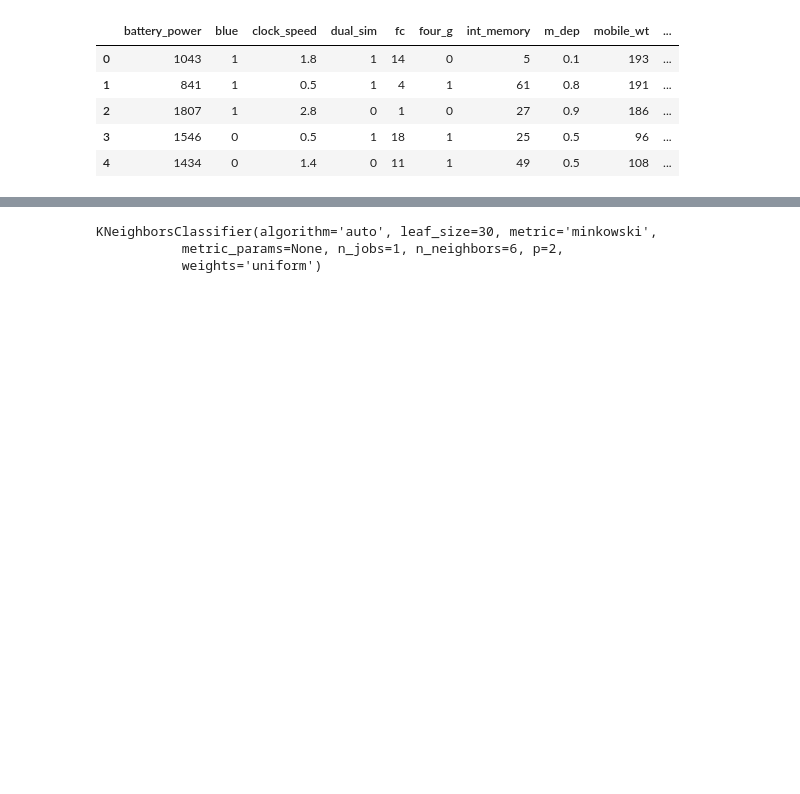
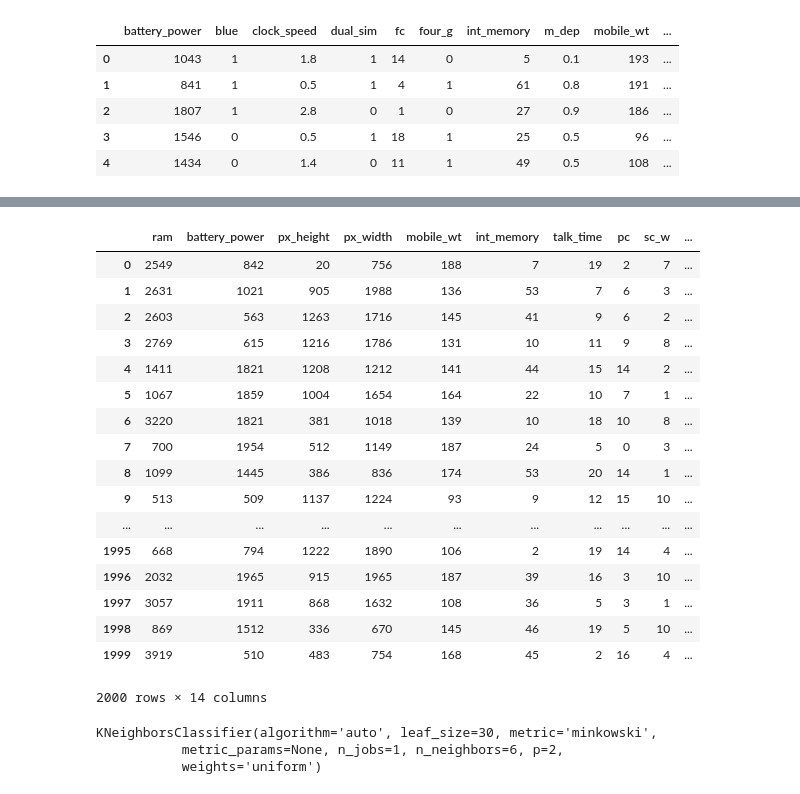
Before and after one commit to ianyulistios/ipyp-ML, a Jupyter notebook: Mobile Price Classification/Mobile+Price+Classification.ipynb, the cells around one changed output, grey strips where cells are left out. Drawn from its saved outputs; the diff is of its cells as text; code cells hidden in the pictures; blank space fills up the shorter version.

```diff
--- a/Mobile Price Classification/Mobile+Price+Classification.ipynb
+++ b/Mobile Price Classification/Mobile+Price+Classification.ipynb
@@ -83,11 +83,32 @@ top14
  'm_dep',
  'n_cores']
 # %%
-#take 14 best faetures
+# take 14 best faetures
 y_train=datatrain['price_range'].values
 X_train=datatrain[top14].values
 
 X_test=datatest[top14].values
+
+datatrain[top14]
+# %% [output]
+|  | ram | battery_power | px_height | px_width | mobile_wt | int_memory | talk_time | pc | sc_w | ... |
+| 0 | 2549 | 842 | 20 | 756 | 188 | 7 | 19 | 2 | 7 | ... |
+| 1 | 2631 | 1021 | 905 | 1988 | 136 | 53 | 7 | 6 | 3 | ... |
+| 2 | 2603 | 563 | 1263 | 1716 | 145 | 41 | 9 | 6 | 2 | ... |
+| 3 | 2769 | 615 | 1216 | 1786 | 131 | 10 | 11 | 9 | 8 | ... |
+| 4 | 1411 | 1821 | 1208 | 1212 | 141 | 44 | 15 | 14 | 2 | ... |
+| 5 | 1067 | 1859 | 1004 | 1654 | 164 | 22 | 10 | 7 | 1 | ... |
+| 6 | 3220 | 1821 | 381 | 1018 | 139 | 10 | 18 | 10 | 8 | ... |
+| 7 | 700 | 1954 | 512 | 1149 | 187 | 24 | 5 | 0 | 3 | ... |
+| 8 | 1099 | 1445 | 386 | 836 | 174 | 53 | 20 | 14 | 1 | ... |
+| 9 | 513 | 509 | 1137 | 1224 | 93 | 9 | 12 | 15 | 10 | ... |
+| ... | ... | ... | ... | ... | ... | ... | ... | ... | ... | ... |
+| 1995 | 668 | 794 | 1222 | 1890 | 106 | 2 | 19 | 14 | 4 | ... |
+| 1996 | 2032 | 1965 | 915 | 1965 | 187 | 39 | 16 | 3 | 10 | ... |
+| 1997 | 3057 | 1911 | 868 | 1632 | 108 | 36 | 5 | 3 | 1 | ... |
+| 1998 | 869 | 1512 | 336 | 670 | 145 | 46 | 19 | 5 | 10 | ... |
+| 1999 | 3919 | 510 | 483 | 754 | 168 | 45 | 2 | 16 | 4 | ... |
+2000 rows × 14 columns
 # %%
 # MinMaxScaling Preprocessing
 from sklearn.preprocessing import MinMaxScaler
```
Also changed, not shown: parts of 4 cells of this notebook, 3 other files.
